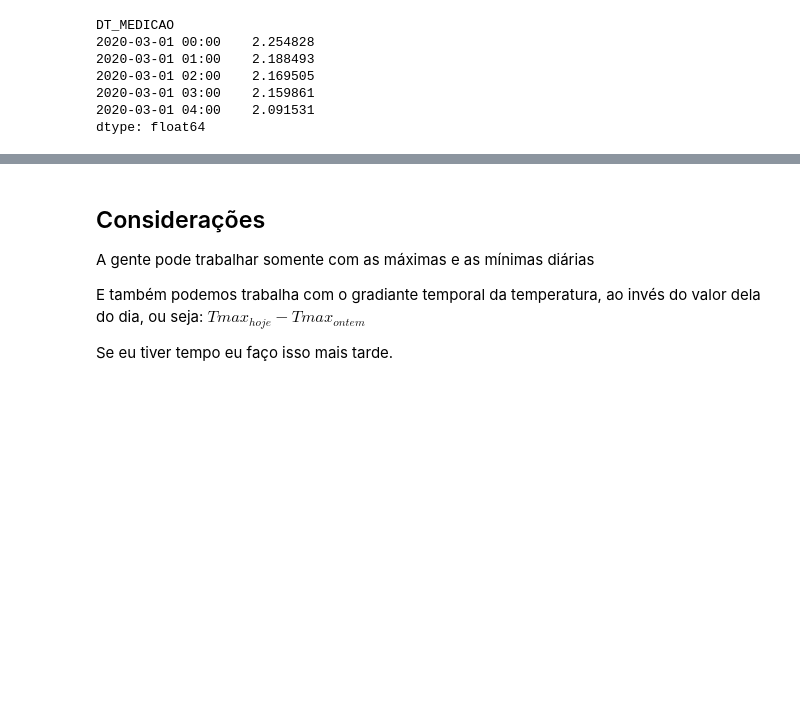
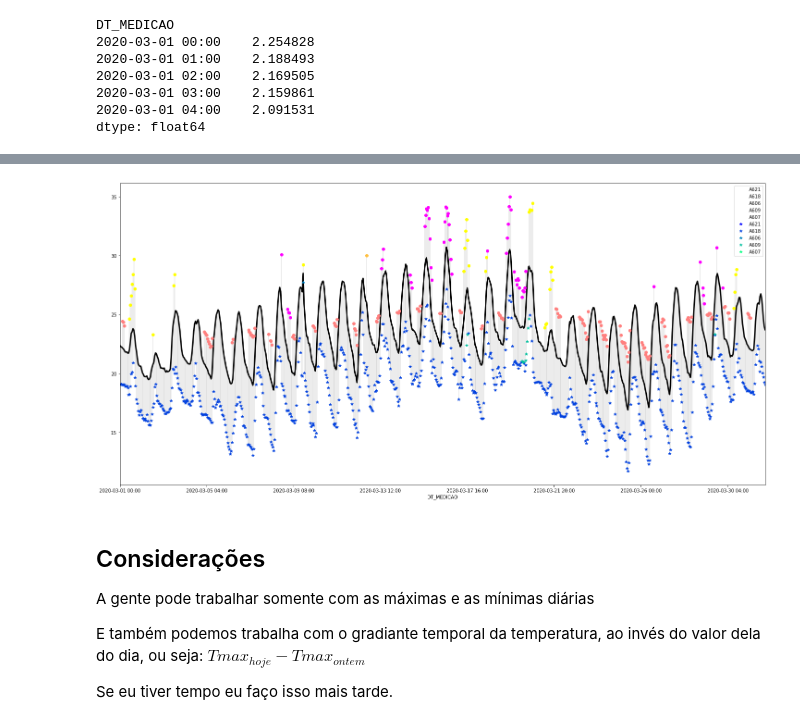
Before and after one commit to asalunai/IoT-trabalho, a Jupyter notebook: pre_proc.ipynb, the cells around one changed output, grey strips where cells are left out. Cells and saved outputs as stored; diff of their text form; code cells hidden in the pictures; blank space fills up the shorter version.

Commit message:
Novo grafo de anomalias

```diff
--- a/pre_proc.ipynb
+++ b/pre_proc.ipynb
@@ -158,3 +195,36 @@ plt.show()
+# %%
+# Plotando a média e as anomalias
+# Série temporal: escala de cinza
+# Anomalia superior: cores quentes
+# Anomalia inferior: cores frias
+
+#fig = Figure(figsize=(25,12))
+fig, ax = plt.subplots(figsize=(25,12))
+
+idx = 0
+for time in df_med.index:
+    hg, lw = getAnomaliesExtremes(time)
+
+    if hg:
+        plt.plot([idx, idx], [df_med.loc[time], hg], 'gray', linewidth=.3)
+
+    if lw:
+        plt.plot([idx, idx], [df_med.loc[time], lw], 'gray', linewidth=.3)
+
+
+    idx += 1
+
+df_med.plot(color='k', linewidth=3, ax = ax)
+
+anom_sup.plot(colormap = 'spring', linewidth=0, marker = 'o', ax = ax)
+anom_inf.plot(colormap = 'winter', linewidth=0, marker = '*', ax = ax)
+
+#plt.grid(which='both', axis='x')
+plt.savefig("teste.pdf")
+
+plt.show()
+# %% [output]
+[figure, added]
 # %% [markdown]
 ## Considerações
 
```
Also changed, not shown: parts of 7 cells of this notebook.
